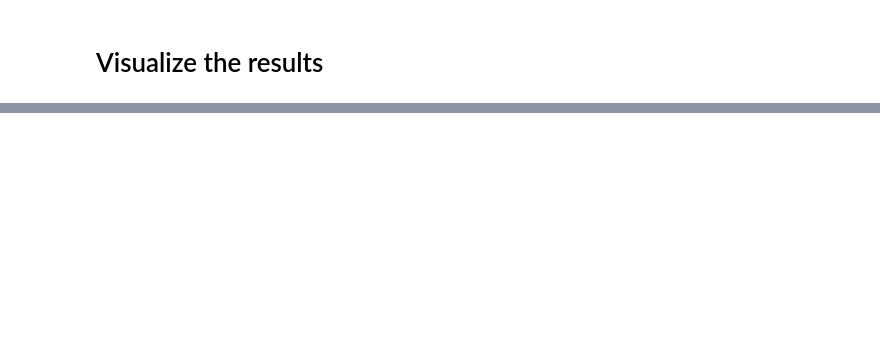
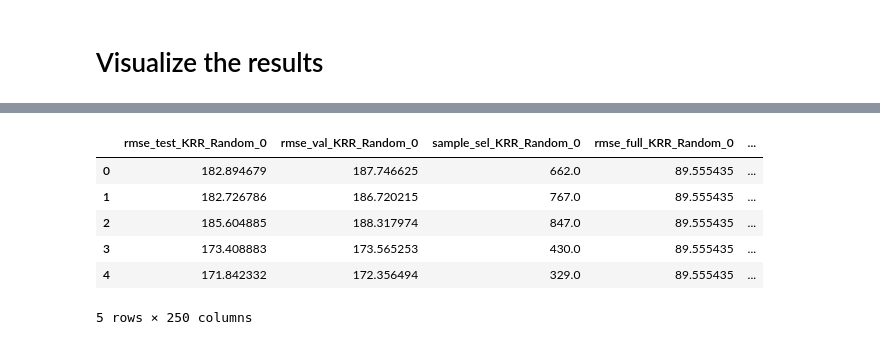
Before and after one commit to thegitrogmonster/Zamberger_thesis_AL2024, a Jupyter notebook: 04_Active_Learning/04_active_learning_oop_clean.ipynb, the cells around one changed output, grey strips where cells are left out. Cells and saved outputs as stored; diff of their text form; code cells hidden in the pictures; blank space fills up the shorter version.

```diff
--- a/04_Active_Learning/04_active_learning_oop_clean.ipynb
+++ b/04_Active_Learning/04_active_learning_oop_clean.ipynb
@@ -988,6 +1142,16 @@ def report_al_results(results, model_name, filepath, selection_criteria):
         filepath=filepath,
         selection_criteria=selection_criteria,
     )
+# %%
+data_krr.head()
+# %% [output]
+|  | rmse_test_KRR_Random_0 | rmse_val_KRR_Random_0 | sample_sel_KRR_Random_0 | rmse_full_KRR_Random_0 | ... |
+| 0 | 182.894679 | 187.746625 | 662.0 | 89.555435 | ... |
+| 1 | 182.726786 | 186.720215 | 767.0 | 89.555435 | ... |
+| 2 | 185.604885 | 188.317974 | 847.0 | 89.555435 | ... |
+| 3 | 173.408883 | 173.565253 | 430.0 | 89.555435 | ... |
+| 4 | 171.842332 | 172.356494 | 329.0 | 89.555435 | ... |
+5 rows × 250 columns
 # %%
 filepath = FIGURE_PATH
 report_al_results(data_krr, "KRR", filepath, selection_criteria=selection_criteria)
```
Also changed, not shown: parts of 29 cells of this notebook, 5 other files.
